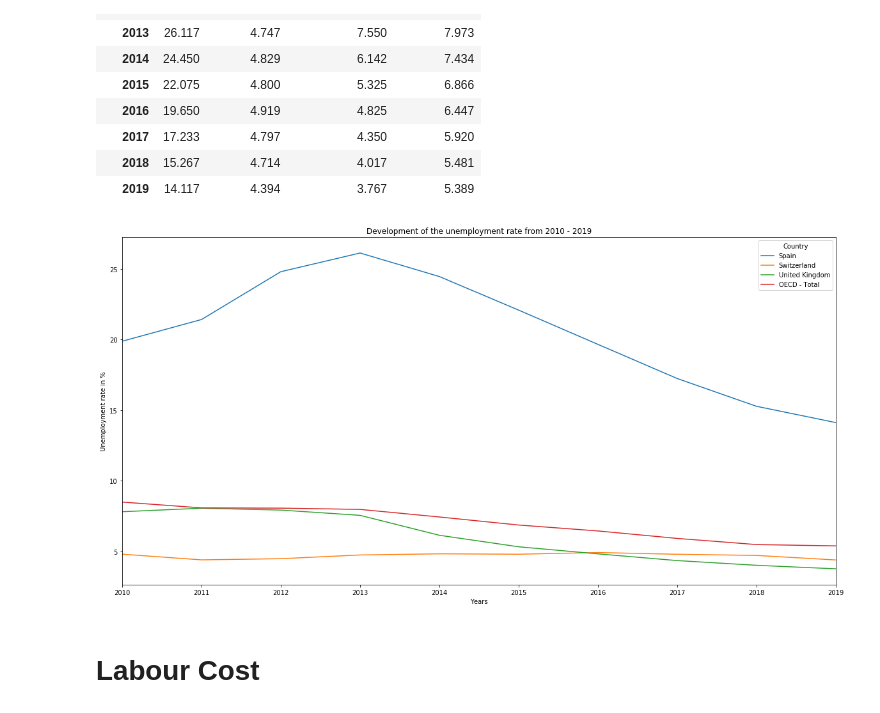
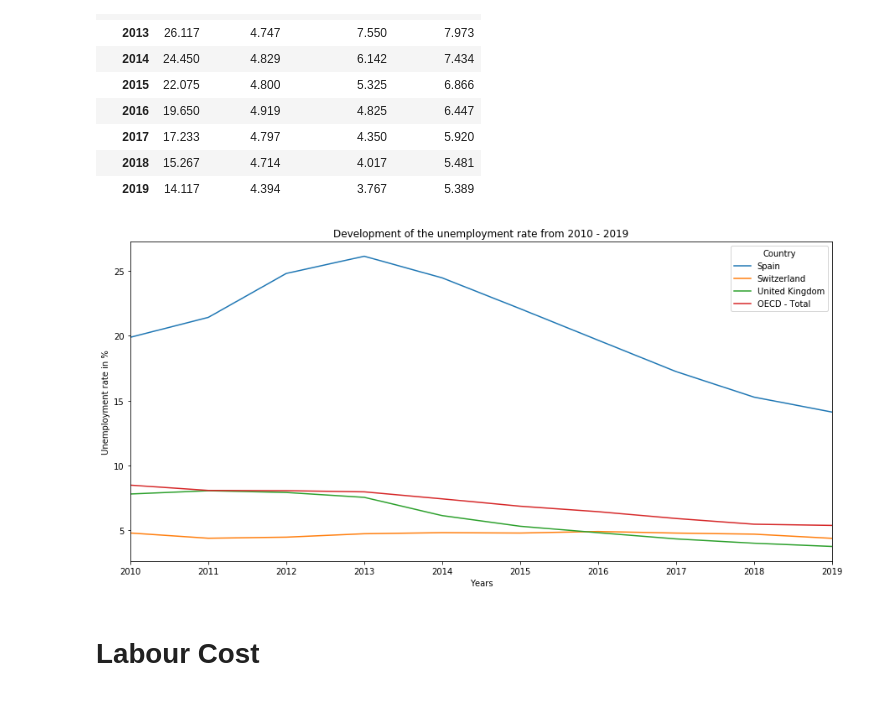
Before and after one commit to rogermoll/Capstone_project, a Jupyter notebook: Macro Economical review.ipynb, the cells around one changed output. Saved outputs shown, nothing was run; the diff lists cells and outputs as text; code cells hidden in the pictures.

```diff
--- a/Macro Economical review.ipynb
+++ b/Macro Economical review.ipynb
@@ -41,18 +41,18 @@ unemp_tr
 # %%
 %matplotlib inline
 import matplotlib as mpl
 import matplotlib.pyplot as plt
 
 unemp_tr.plot(kind='line',
              stacked=False,
-             figsize=(20, 10), # pass a tuple (x, y) size
+             figsize=(15, 7), # pass a tuple (x, y) size
              )
 plt.title('Development of the unemployment rate from 2010 - 2019')
 plt.ylabel('Unemployment rate in %')
 plt.xlabel('Years')
 plt.show()
 # %% [output]
-[figure, old version]
+[figure, new version]
 # %% [markdown]
 # Labour Cost
 # %%
```
Also changed, not shown: parts of 12 cells of this notebook.
